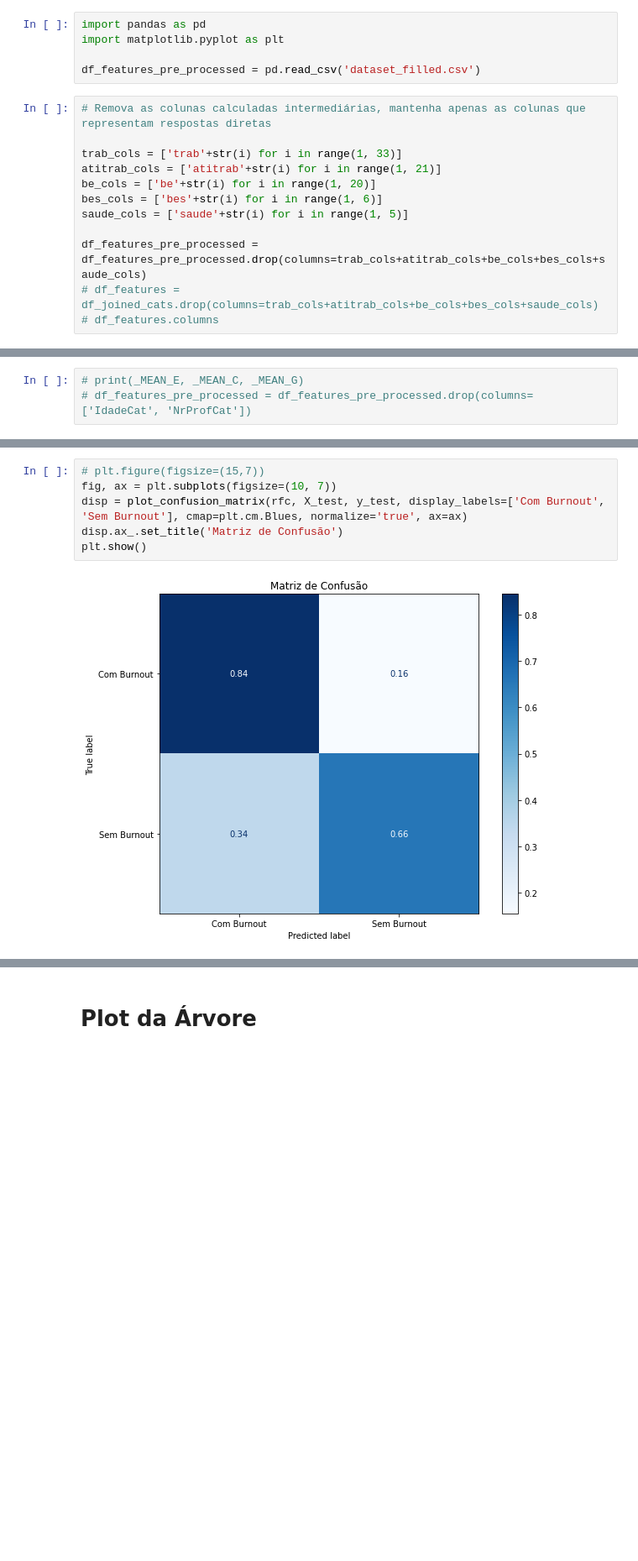
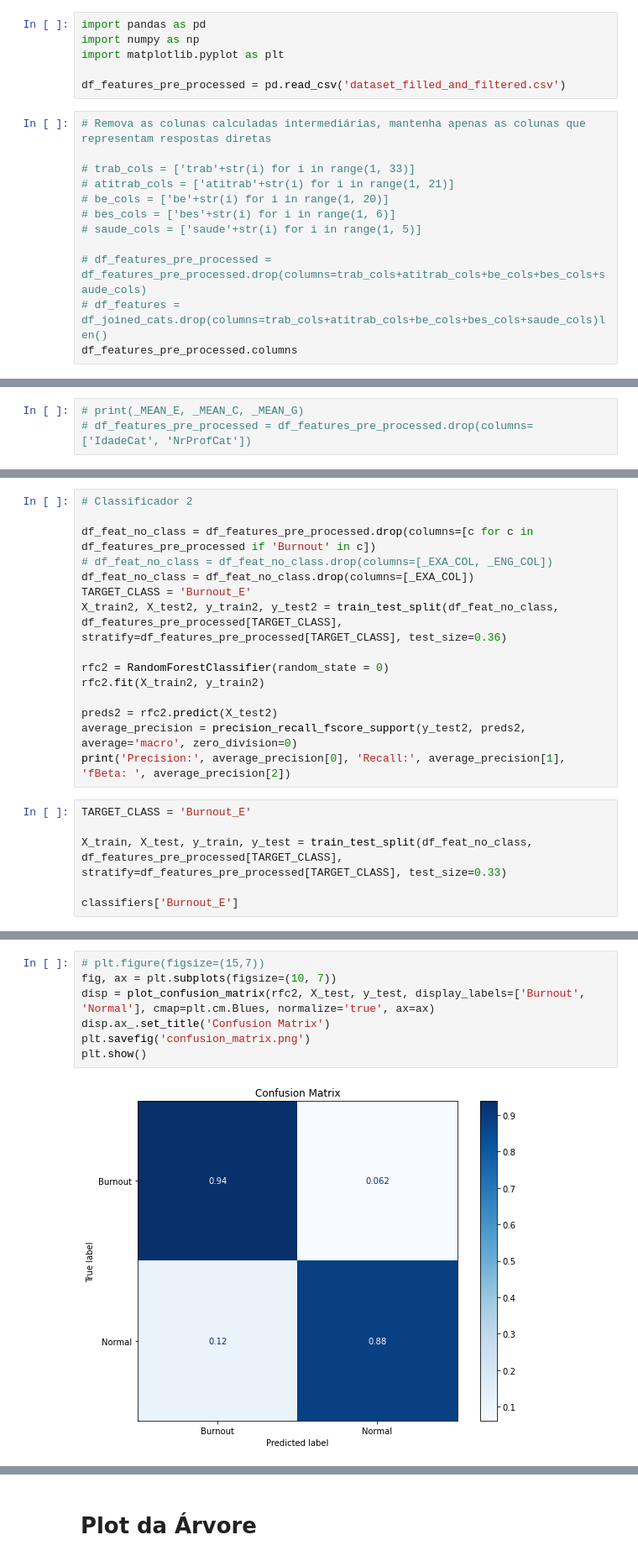
Before and after one commit to ralphrass/burnout, a Jupyter notebook: BurnoutPrediction.ipynb, the cells around one changed output, grey strips where cells are left out. Shown at 84% size. Drawn from its saved outputs; the diff is of its cells as text; blank space fills up the shorter version.

```diff
--- a/BurnoutPrediction.ipynb
+++ b/BurnoutPrediction.ipynb
@@ -24,21 +24,22 @@
 * 4. Plotar gráficos de resultados
 # %%
 import pandas as pd
+import numpy as np
 import matplotlib.pyplot as plt
 
-df_features_pre_processed = pd.read_csv('dataset_filled.csv')
+df_features_pre_processed = pd.read_csv('dataset_filled_and_filtered.csv')
 # %%
 # Remova as colunas calculadas intermediárias, mantenha apenas as colunas que representam respostas diretas
 
-trab_cols = ['trab'+str(i) for i in range(1, 33)]
-atitrab_cols = ['atitrab'+str(i) for i in range(1, 21)]
-be_cols = ['be'+str(i) for i in range(1, 20)]
-bes_cols = ['bes'+str(i) for i in range(1, 6)]
-saude_cols = ['saude'+str(i) for i in range(1, 5)]
+# trab_cols = ['trab'+str(i) for i in range(1, 33)]
+# atitrab_cols = ['atitrab'+str(i) for i in range(1, 21)]
+# be_cols = ['be'+str(i) for i in range(1, 20)]
+# bes_cols = ['bes'+str(i) for i in range(1, 6)]
+# saude_cols = ['saude'+str(i) for i in range(1, 5)]
 
-df_features_pre_processed = df_features_pre_processed.drop(columns=trab_cols+atitrab_cols+be_cols+bes_cols+saude_cols)
-# df_features = df_joined_cats.drop(columns=trab_cols+atitrab_cols+be_cols+bes_cols+saude_cols)
-# df_features.columns
+# df_features_pre_processed = df_features_pre_processed.drop(columns=trab_cols+atitrab_cols+be_cols+bes_cols+saude_cols)
+# df_features = df_joined_cats.drop(columns=trab_cols+atitrab_cols+be_cols+bes_cols+saude_cols)len()
+df_features_pre_processed.columns
 # %%
 # Implementação das três hipóteses
 
@@ -388,0 +349,21 @@ Precision: 0.7639512019918548 Recall: 0.7517067223963776 fBeta:  0.7555949347958
+# %%
+# Classificador 2
+
+df_feat_no_class = df_features_pre_processed.drop(columns=[c for c in df_features_pre_processed if 'Burnout' in c])
+# df_feat_no_class = df_feat_no_class.drop(columns=[_EXA_COL, _ENG_COL])
+df_feat_no_class = df_feat_no_class.drop(columns=[_EXA_COL])
+TARGET_CLASS = 'Burnout_E'
+X_train2, X_test2, y_train2, y_test2 = train_test_split(df_feat_no_class, df_features_pre_processed[TARGET_CLASS], stratify=df_features_pre_processed[TARGET_CLASS], test_size=0.36)
+
+rfc2 = RandomForestClassifier(random_state = 0)
+rfc2.fit(X_train2, y_train2)
+
+preds2 = rfc2.predict(X_test2)
+average_precision = precision_recall_fscore_support(y_test2, preds2, average='macro', zero_division=0)
+print('Precision:', average_precision[0], 'Recall:', average_precision[1], 'fBeta: ', average_precision[2])
+# %%
+TARGET_CLASS = 'Burnout_E'
+
+X_train, X_test, y_train, y_test = train_test_split(df_feat_no_class, df_features_pre_processed[TARGET_CLASS], stratify=df_features_pre_processed[TARGET_CLASS], test_size=0.33)
+
+classifiers['Burnout_E']
@@ -389,11 +455,12 @@ Precision: 0.7639512019918548 Recall: 0.7517067223963776 fBeta:  0.7555949347958
 # %%
 # plt.figure(figsize=(15,7))
 fig, ax = plt.subplots(figsize=(10, 7))
-disp = plot_confusion_matrix(rfc, X_test, y_test, display_labels=['Com Burnout', 'Sem Burnout'], cmap=plt.cm.Blues, normalize='true', ax=ax)
-disp.ax_.set_title('Matriz de Confusão')
+disp = plot_confusion_matrix(rfc2, X_test, y_test, display_labels=['Burnout', 'Normal'], cmap=plt.cm.Blues, normalize='true', ax=ax)
+disp.ax_.set_title('Confusion Matrix')
+plt.savefig('confusion_matrix.png')
 plt.show()
 # %% [output]
-[figure, old version]
+[figure, new version]
 # %%
 # Quais atributos são mais importantes?
 
```
Also changed, not shown: parts of 29 cells of this notebook, 6 other files.
